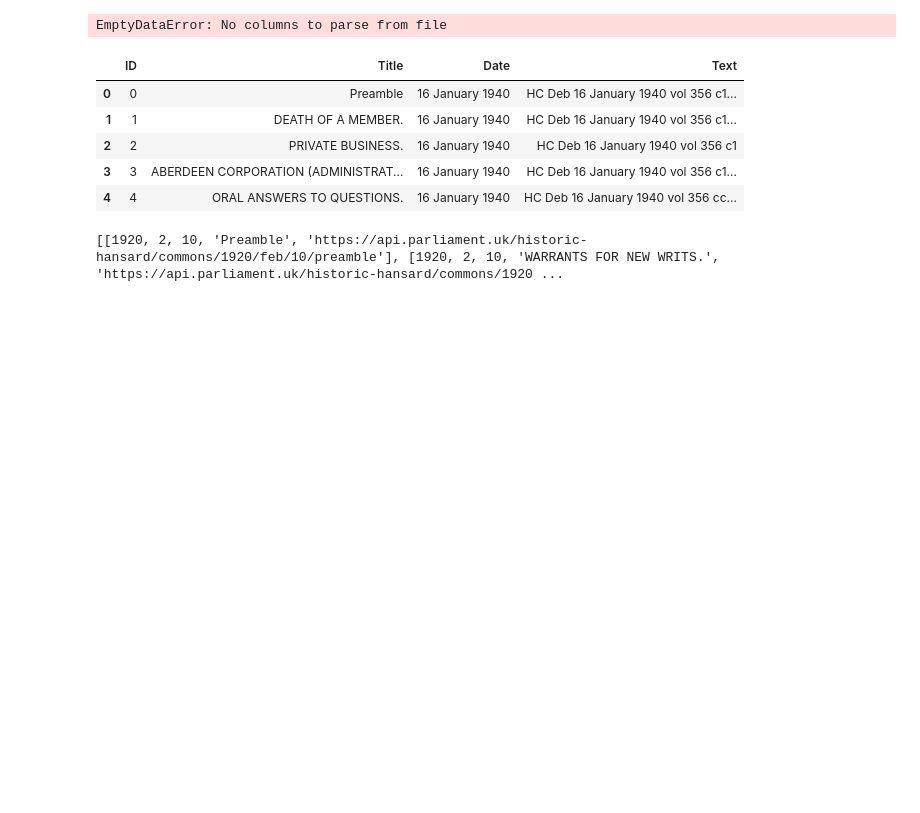
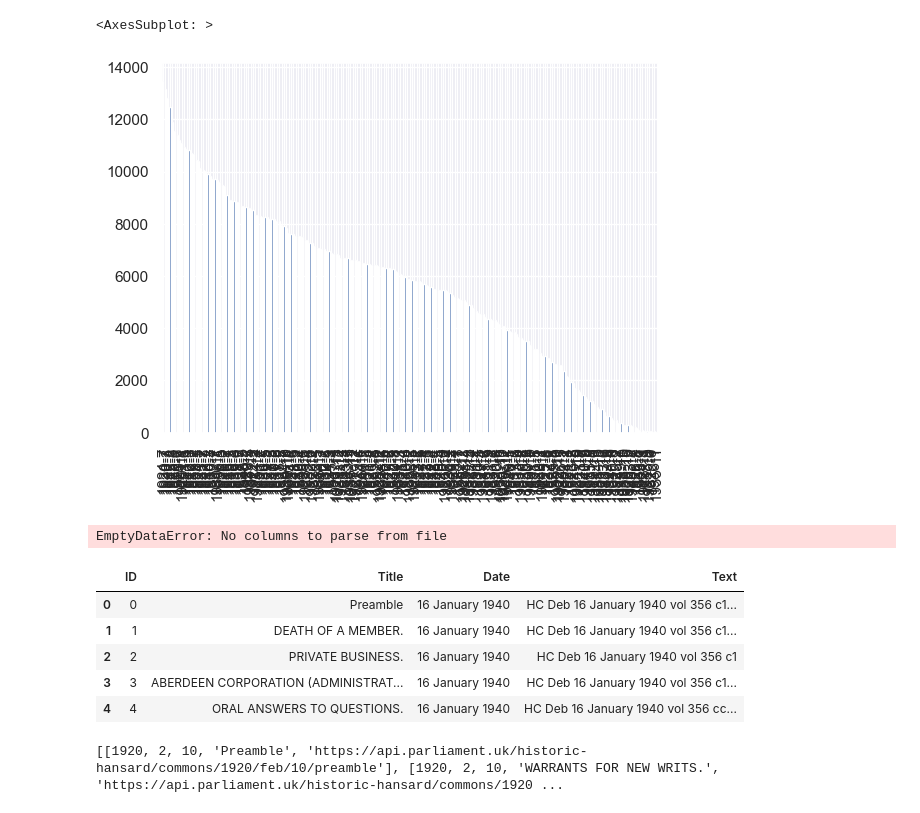
Before and after one commit to smsali97/parliamentary-data, a Jupyter notebook: Test.ipynb, the cells around one changed output. Saved outputs shown, nothing was run; the diff lists cells and outputs as text; code cells hidden in the pictures; blank space fills up the shorter version.

```diff
--- a/Test.ipynb
+++ b/Test.ipynb
@@ -1,5 +1,16 @@
 # %%
 import pandas as pd
+import matplotlib.pyplot as plt
+import seaborn as sns
+sns.set()
+# %%
+df = pd.read_csv('urls.csv',header=None,names=['yr','month','day','title','url'],low_memory=True)
+fig, ax = plt.subplots()
+df['yr-month'] = df[["yr", "month"]].astype(str).apply("-".join, axis=1)
+df['yr-month'].value_counts().plot(ax=ax, kind='bar')
+# %% [output]
+<AxesSubplot: >
+[figure, added]
 # %%
 df = pd.read_csv('uk_parliament_articles.csv',delimiter=';')
 # %% [output]
```
Also changed, not shown: parts of 22 cells of this notebook, 5 other files.
